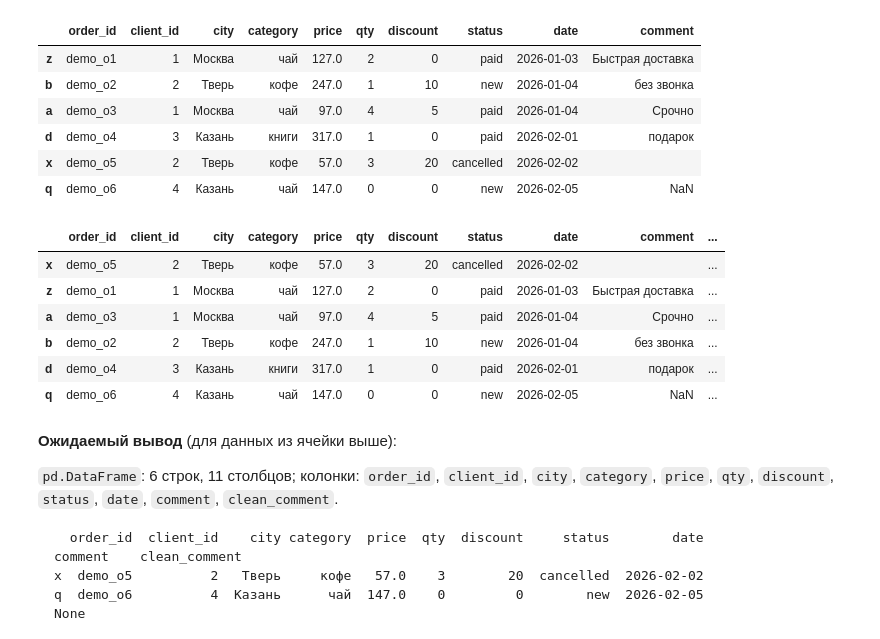
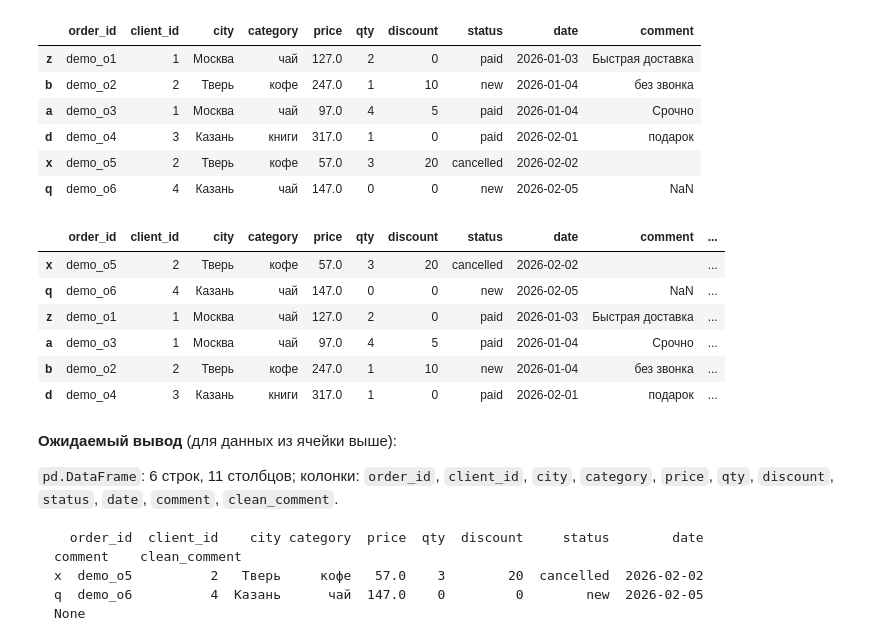
Before and after one commit to TAHA8881/pandas_training_m, a Jupyter notebook: module_02/03_query_and_strings.ipynb, the cells around one changed output. Drawn from its saved outputs; the diff is of its cells as text; code cells hidden in the pictures.

```diff
--- a/module_02/03_query_and_strings.ipynb
+++ b/module_02/03_query_and_strings.ipynb
@@ -268,17 +268,20 @@ df — демонстрационные данные:
 # %%
 # m2_13: напишите решение прямо здесь. Функции создавать НЕ нужно.
 # Используйте переменные: df
 # Сохраните конечный результат в переменную result.
-result = df.assign(clean_comment=lambda x: x['comment'].str.strip()).sort_values(by='clean_comment')  # замените этой строкой/своим кодом
+
+result = df.copy()
+result['clean_comment'] = result['comment'].fillna('').astype(str).str.strip()  # замените этой строкой/своим кодом
+result = result.sort_values('clean_comment', ascending=True)
 result
 # %% [output]
 |  | order_id | client_id | city | category | price | qty | discount | status | date | comment | ... |
 | x | demo_o5 | 2 | Тверь | кофе | 57.0 | 3 | 20 | cancelled | 2026-02-02 |  | ... |
+| q | demo_o6 | 4 | Казань | чай | 147.0 | 0 | 0 | new | 2026-02-05 | NaN | ... |
 | z | demo_o1 | 1 | Москва | чай | 127.0 | 2 | 0 | paid | 2026-01-03 | Быстрая доставка | ... |
 | a | demo_o3 | 1 | Москва | чай | 97.0 | 4 | 5 | paid | 2026-01-04 | Срочно | ... |
 | b | demo_o2 | 2 | Тверь | кофе | 247.0 | 1 | 10 | new | 2026-01-04 | без звонка | ... |
 | d | demo_o4 | 3 | Казань | книги | 317.0 | 1 | 0 | paid | 2026-02-01 | подарок | ... |
-| q | demo_o6 | 4 | Казань | чай | 147.0 | 0 | 0 | new | 2026-02-05 | NaN | ... |
 # %% [markdown]
 **Ожидаемый вывод** (для данных из ячейки выше):
 
```
Also changed, not shown: parts of 8 cells of this notebook.
